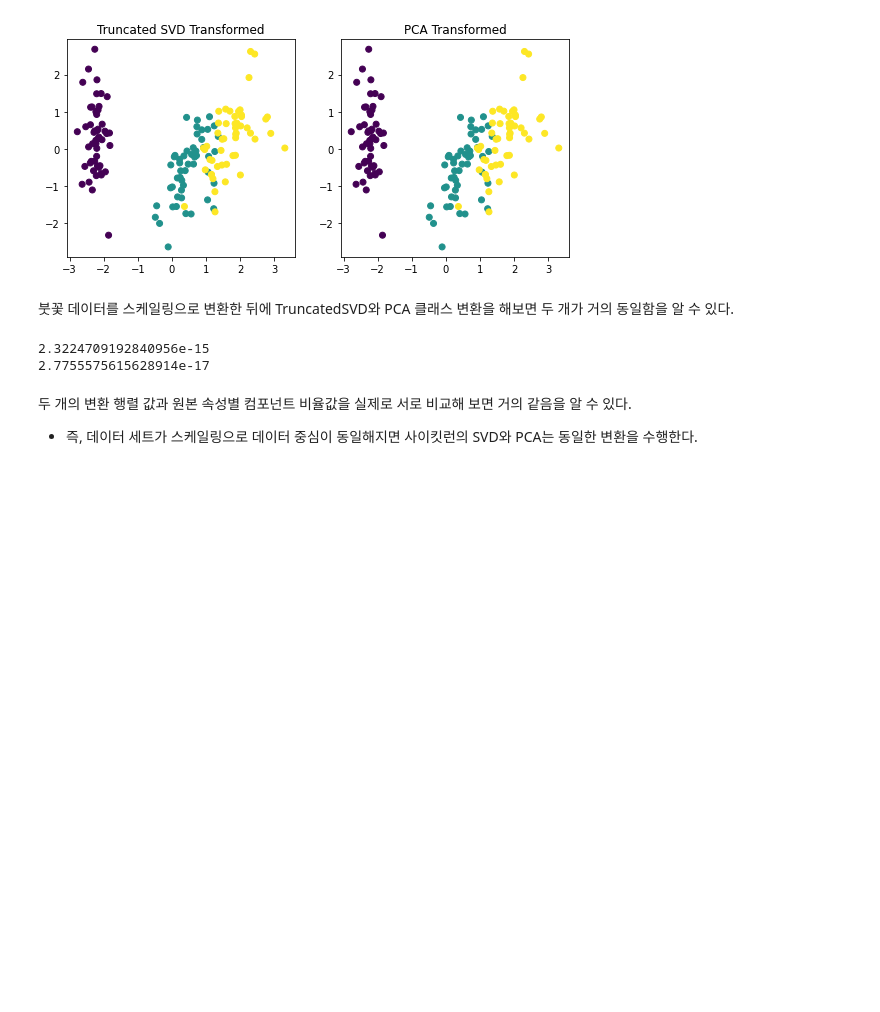
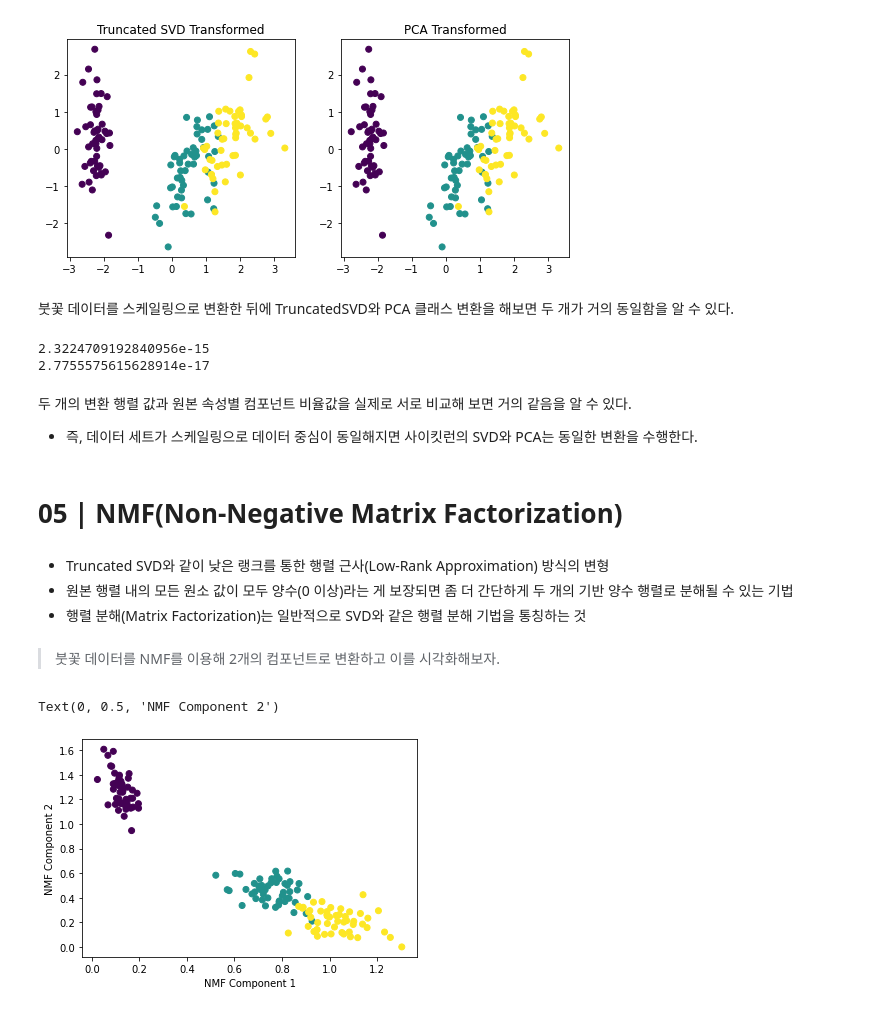
Before and after one commit to 20KMJ/ESAA7, a Jupyter notebook: 1209.ipynb, the cells around one changed output. Cells and saved outputs as stored; diff of their text form; code cells hidden in the pictures; blank space fills up the shorter version.

```diff
--- a/1209.ipynb
+++ b/1209.ipynb
@@ -217,3 +217,28 @@ print((pca.components_ - tsvd.components_).mean())
 # %% [markdown]
 두 개의 변환 행렬 값과 원본 속성별 컴포넌트 비율값을 실제로 서로 비교해 보면 거의 같음을 알 수 있다.
 - 즉, 데이터 세트가 스케일링으로 데이터 중심이 동일해지면 사이킷런의 SVD와 PCA는 동일한 변환을 수행한다.
+# %% [markdown]
+# 05 | NMF(Non-Negative Matrix Factorization)
+# %% [markdown]
+- Truncated SVD와 같이 낮은 랭크를 통한 행렬 근사(Low-Rank Approximation) 방식의 변형
+- 원본 행렬 내의 모든 원소 값이 모두 양수(0 이상)라는 게 보장되면 좀 더 간단하게 두 개의 기반 양수 행렬로 분해될 수 있는 기법
+ - 행렬 분해(Matrix Factorization)는 일반적으로 SVD와 같은 행렬 분해 기법을 통칭하는 것
+# %% [markdown]
+> 붓꽃 데이터를 NMF를 이용해 2개의 컴포넌트로 변환하고 이를 시각화해보자.
+# %%
+from sklearn.decomposition import NMF
+from sklearn.datasets import load_iris
+import matplotlib.pyplot as plt
+%matplotlib inline
+
+iris = load_iris()
+iris_ftrs = iris.data
+nmf = NMF(n_components=2)
+nmf.fit(iris_ftrs)
+iris_nmf = nmf.transform(iris_ftrs)
+plt.scatter(x=iris_nmf[:,0], y=iris_nmf[:,1], c=iris.target)
+plt.xlabel('NMF Component 1')
+plt.ylabel('NMF Component 2')
+# %% [output]
+Text(0, 0.5, 'NMF Component 2')
+[figure, added]
```
Also changed, not shown: parts of 1 cell of this notebook.
